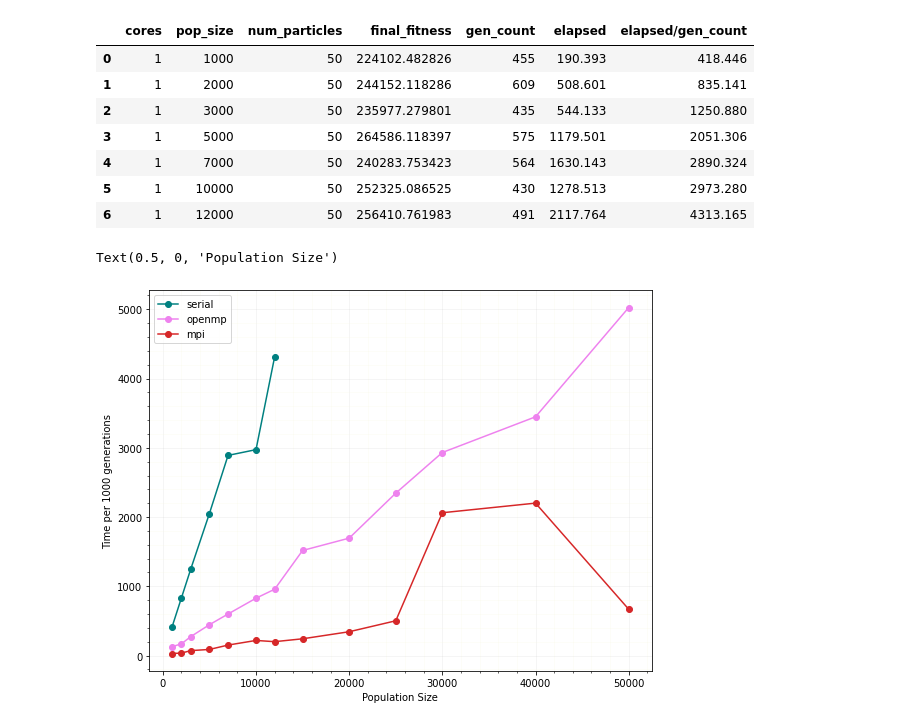
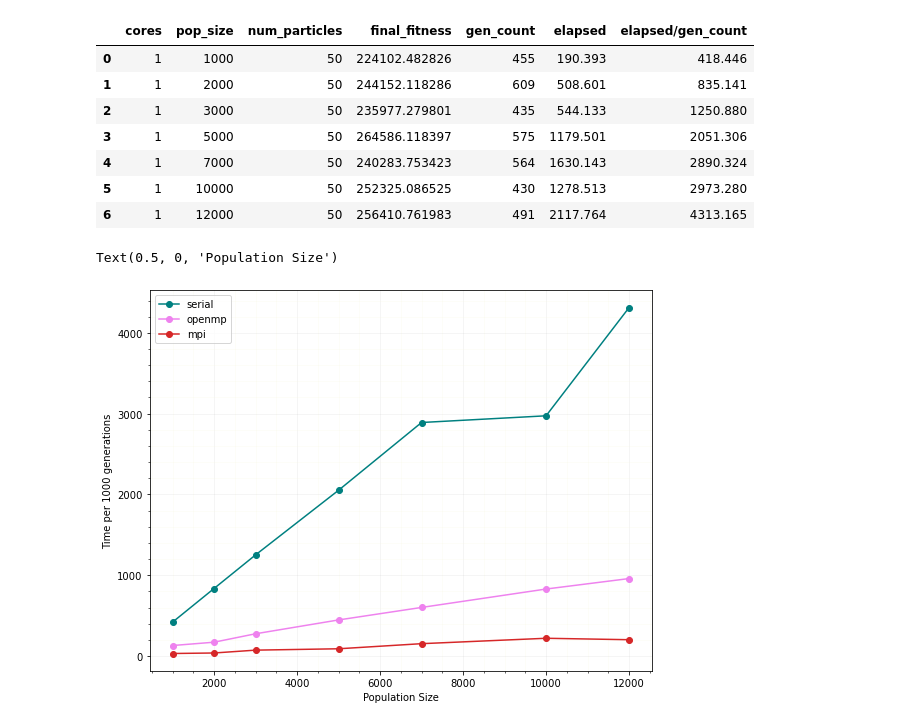
Before and after one commit to matthewdicks98/CSC-HPC-Project, a Jupyter notebook: population.ipynb, the cells around one changed output. Cells and saved outputs as stored; diff of their text form; code cells hidden in the pictures.

```diff
--- a/population.ipynb
+++ b/population.ipynb
@@ -61,14 +62,14 @@ ser_population
 # %%
 plt.figure(figsize=(9,7))
 plt.grid(alpha=0.15)
 plt.minorticks_on()
 plt.grid(which='minor', color='beige', alpha=0.25)
 plt.plot(ser_population[' pop_size'],ser_population[' elapsed/gen_count'],marker='o', color="teal")
-plt.plot(omp_population[' pop_size'],omp_population[' elapsed/gen_count'],marker='o', color="violet")
-plt.plot(mpi_population[' pop_size'], mpi_population[' elapsed/gen_count'],marker='o', color="tab:red")
+plt.plot(omp_population[' pop_size'][:7],omp_population[' elapsed/gen_count'][:7],marker='o', color="violet")
+plt.plot(mpi_population[' pop_size'][:7], mpi_population[' elapsed/gen_count'][:7],marker='o', color="tab:red")
 plt.legend(['serial','openmp','mpi'])
 plt.ylabel('Time per 1000 generations')
 plt.xlabel('Population Size')
 # %% [output]
 Text(0.5, 0, 'Population Size')
-[figure, old version]
+[figure, new version]
```
Also changed, not shown: parts of 2 cells of this notebook, 3 other files.
